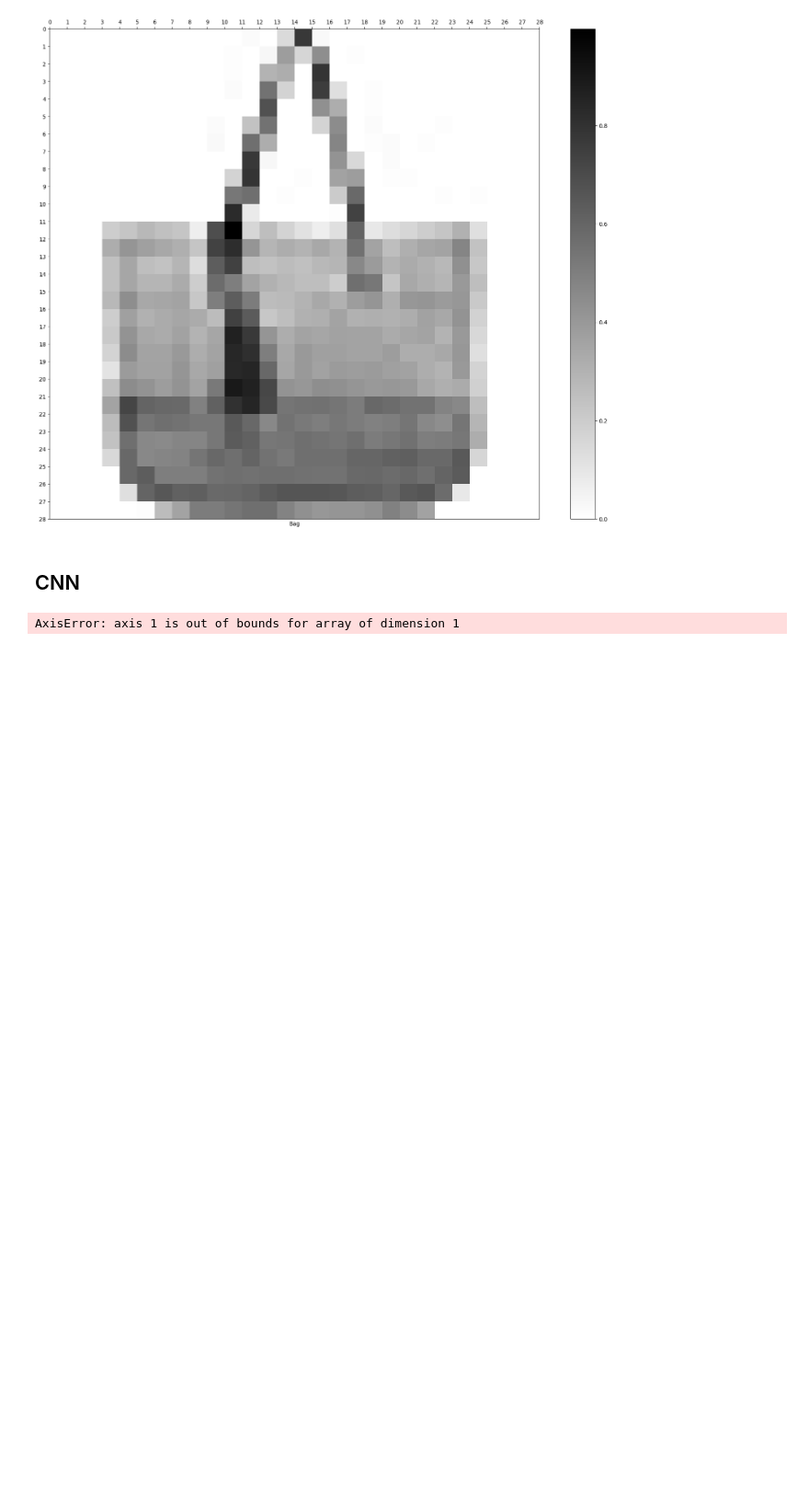
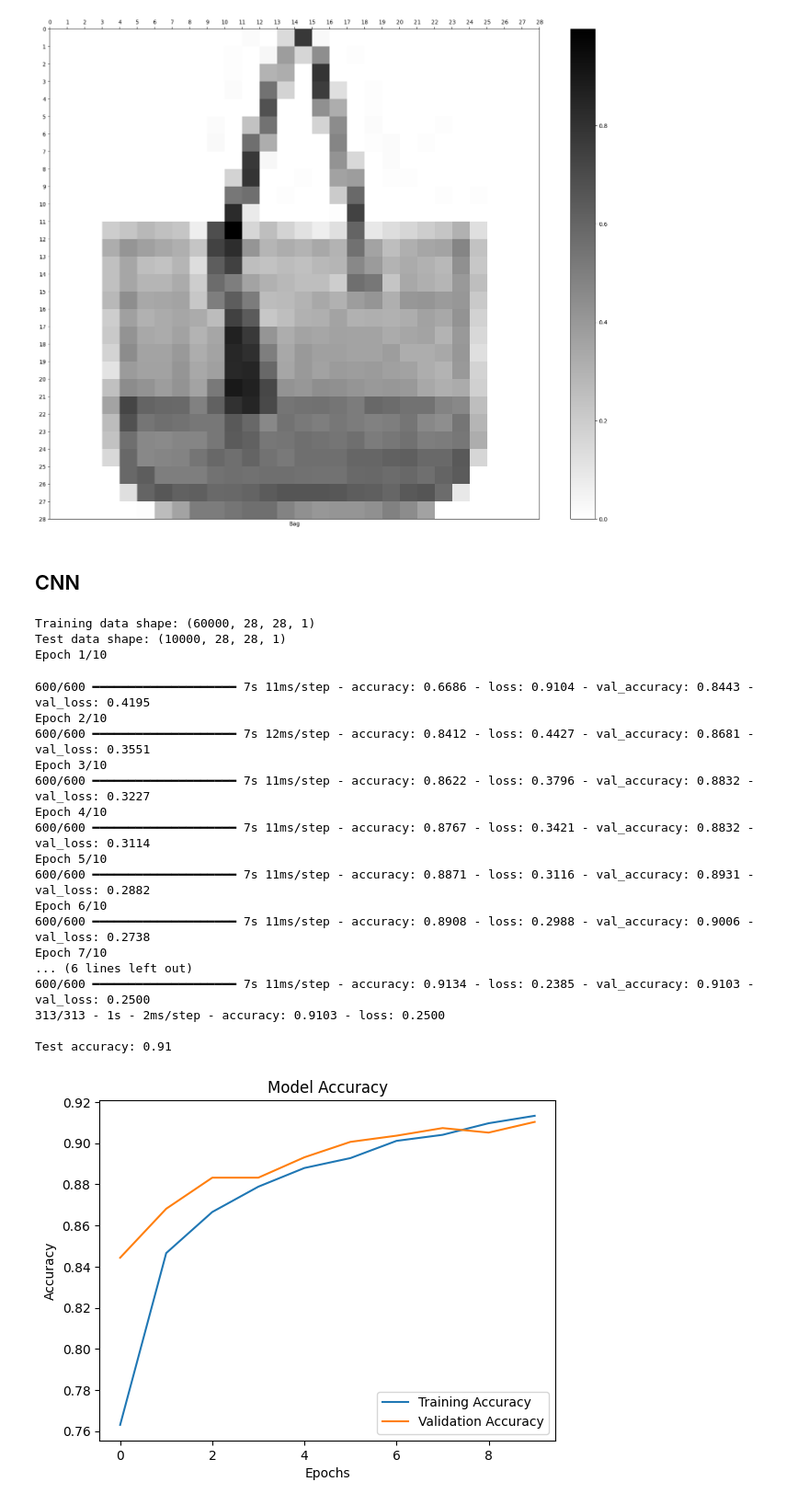
Before and after one commit to tiriltk/FYSSTK4155, a Jupyter notebook: Project3/project3code.ipynb, the cells around one changed output. Shown at 92% size. Saved outputs shown, nothing was run; the diff lists cells and outputs as text; code cells hidden in the pictures; blank space fills up the shorter version.

```diff
--- a/Project3/project3code.ipynb
+++ b/Project3/project3code.ipynb
@@ -83,20 +83,16 @@ plt.show()
 from tensorflow.keras.models import Sequential
 from tensorflow.keras.layers import Conv2D, MaxPooling2D, Flatten, Dense, Dropout
 
+# One-hot encode the labels. This line converts your 1D labels (y_train and y_test) to 2D one-hot encoded arrays
+y_train = tf.keras.utils.to_categorical(y_train, num_classes=10)
+y_test = tf.keras.utils.to_categorical(y_test, num_classes=10)
+
+print("Training data shape:", X_train.shape)
+print("Test data shape:", X_test.shape)
+
 # Visualize random images
 y_train_labels = np.argmax(y_train, axis=1)
 
-grid_width = 15
-grid_height = 15
-plt.figure(figsize=(20, 20))
-for i in range(grid_width * grid_height):
-    plt.subplot(grid_width, grid_height, i + 1)
-    plt.xticks([])
-    plt.yticks([])
-    plt.grid(False)
-    plt.imshow(X_train[i].reshape(28, 28), cmap=plt.cm.binary)
-    plt.xlabel(class_names[y_train_labels[i]])
-plt.show()
 
 # Define the CNN model
 model = Sequential([
@@ -104,31 +100,51 @@ model = Sequential([
     MaxPooling2D((2, 2)),
     Conv2D(64, (3, 3), activation='relu'),
     MaxPooling2D((2, 2)),
     Flatten(),
     Dense(128, activation='relu'),
     Dropout(0.5),
     Dense(10, activation='softmax')
 ])
 
 # Compile the model
 model.compile(optimizer='adam',
               loss='categorical_crossentropy',
               metrics=['accuracy'])
 
 # Train the model
 history = model.fit(X_train, y_train, epochs=10, batch_size=100, validation_data=(X_test, y_test))
 
 # Evaluate the model
 test_loss, test_acc = model.evaluate(X_test, y_test, verbose=2)
 print(f"\nTest accuracy: {test_acc:.2f}")
 
 # Plot training progress
 plt.plot(history.history['accuracy'], label='Training Accuracy')
 plt.plot(history.history['val_accuracy'], label='Validation Accuracy')
 plt.title('Model Accuracy')
 plt.xlabel('Epochs')
 plt.ylabel('Accuracy')
 plt.legend(loc='lower right')
 plt.show()
 # %% [output]
-AxisError: axis 1 is out of bounds for array of dimension 1
+Training data shape: (60000, 28, 28, 1)
+Test data shape: (10000, 28, 28, 1)
+Epoch 1/10
+600/600 ━━━━━━━━━━━━━━━━━━━━ 7s 11ms/step - accuracy: 0.6686 - loss: 0.9104 - val_accuracy: 0.8443 - val_loss: 0.4195
+Epoch 2/10
+600/600 ━━━━━━━━━━━━━━━━━━━━ 7s 12ms/step - accuracy: 0.8412 - loss: 0.4427 - val_accuracy: 0.8681 - val_loss: 0.3551
+Epoch 3/10
+600/600 ━━━━━━━━━━━━━━━━━━━━ 7s 11ms/step - accuracy: 0.8622 - loss: 0.3796 - val_accuracy: 0.8832 - val_loss: 0.3227
+Epoch 4/10
+600/600 ━━━━━━━━━━━━━━━━━━━━ 7s 11ms/step - accuracy: 0.8767 - loss: 0.3421 - val_accuracy: 0.8832 - val_loss: 0.3114
+Epoch 5/10
+600/600 ━━━━━━━━━━━━━━━━━━━━ 7s 11ms/step - accuracy: 0.8871 - loss: 0.3116 - val_accuracy: 0.8931 - val_loss: 0.2882
+Epoch 6/10
+600/600 ━━━━━━━━━━━━━━━━━━━━ 7s 11ms/step - accuracy: 0.8908 - loss: 0.2988 - val_accuracy: 0.9006 - val_loss: 0.2738
+Epoch 7/10
+... (6 lines left out)
+600/600 ━━━━━━━━━━━━━━━━━━━━ 7s 11ms/step - accuracy: 0.9134 - loss: 0.2385 - val_accuracy: 0.9103 - val_loss: 0.2500
+313/313 - 1s - 2ms/step - accuracy: 0.9103 - loss: 0.2500
+
+Test accuracy: 0.91
+[figure, added]
```
Also changed, not shown: parts of 4 cells of this notebook.
